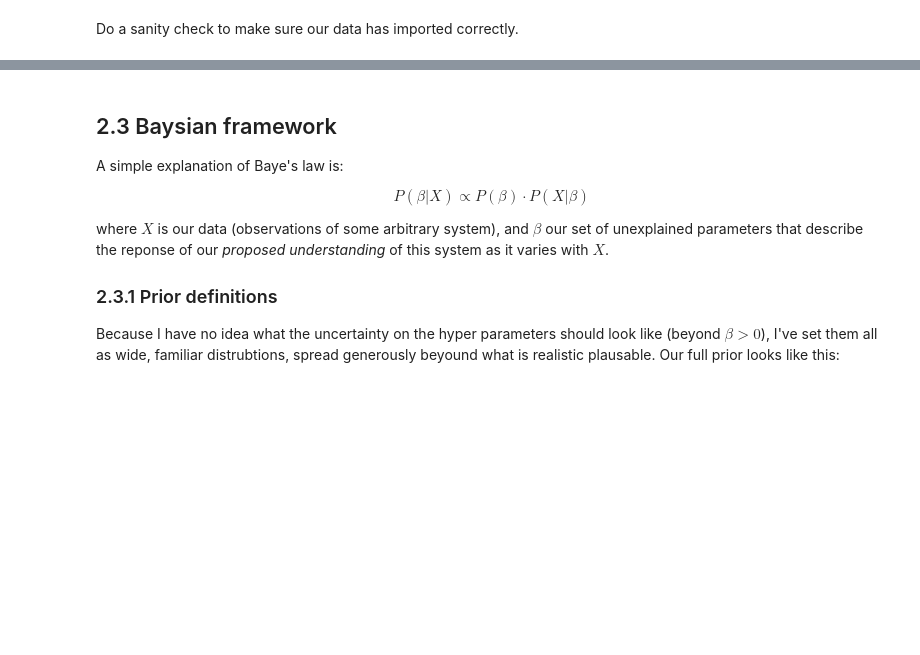
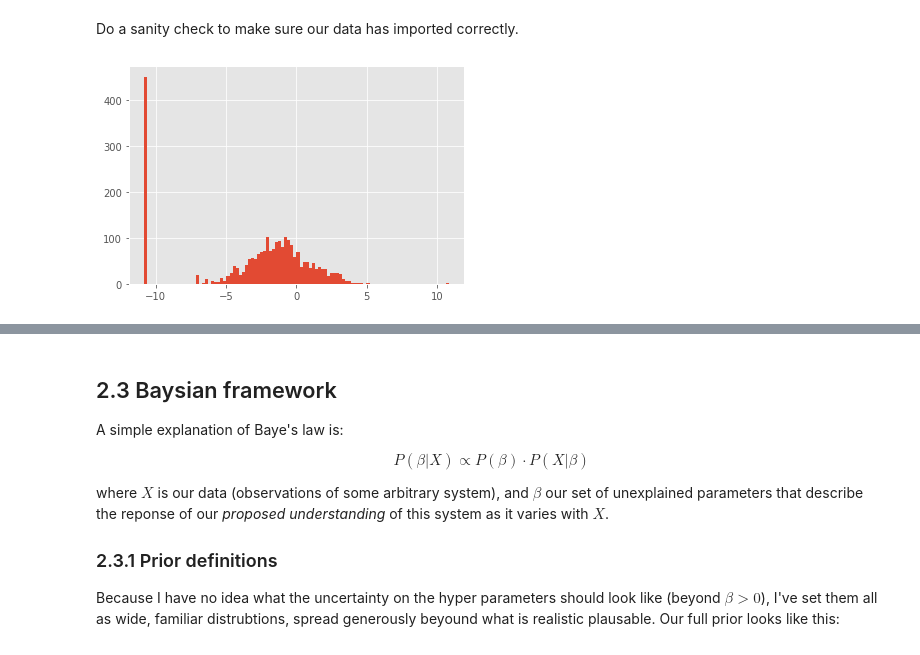
Before and after one commit to douglask3/savanna_fire_feedback_test, a Jupyter notebook: notebooks/bayesian_inference.ipynb, the cells around one changed output, grey strips where cells are left out. Drawn from its saved outputs; the diff is of its cells as text; code cells hidden in the pictures; blank space fills up the shorter version.

```diff
--- a/notebooks/bayesian_inference.ipynb
+++ b/notebooks/bayesian_inference.ipynb
@@ -211,3 +220,12 @@ fd["MTWM"] = log(fd["MTWM"].values + 273.15)
+# %%
+obs = fd["TreeCover"].values
+obs = obs/0.8
+obs = npLogit(obs, nlines)
+
+plt.hist(obs, 100)
+plt.show()
+# %% [output]
+[figure, added]
 # %%
 #print(fd.info())
 #print(fd.head())
```
Also changed, not shown: parts of 7 cells of this notebook.
